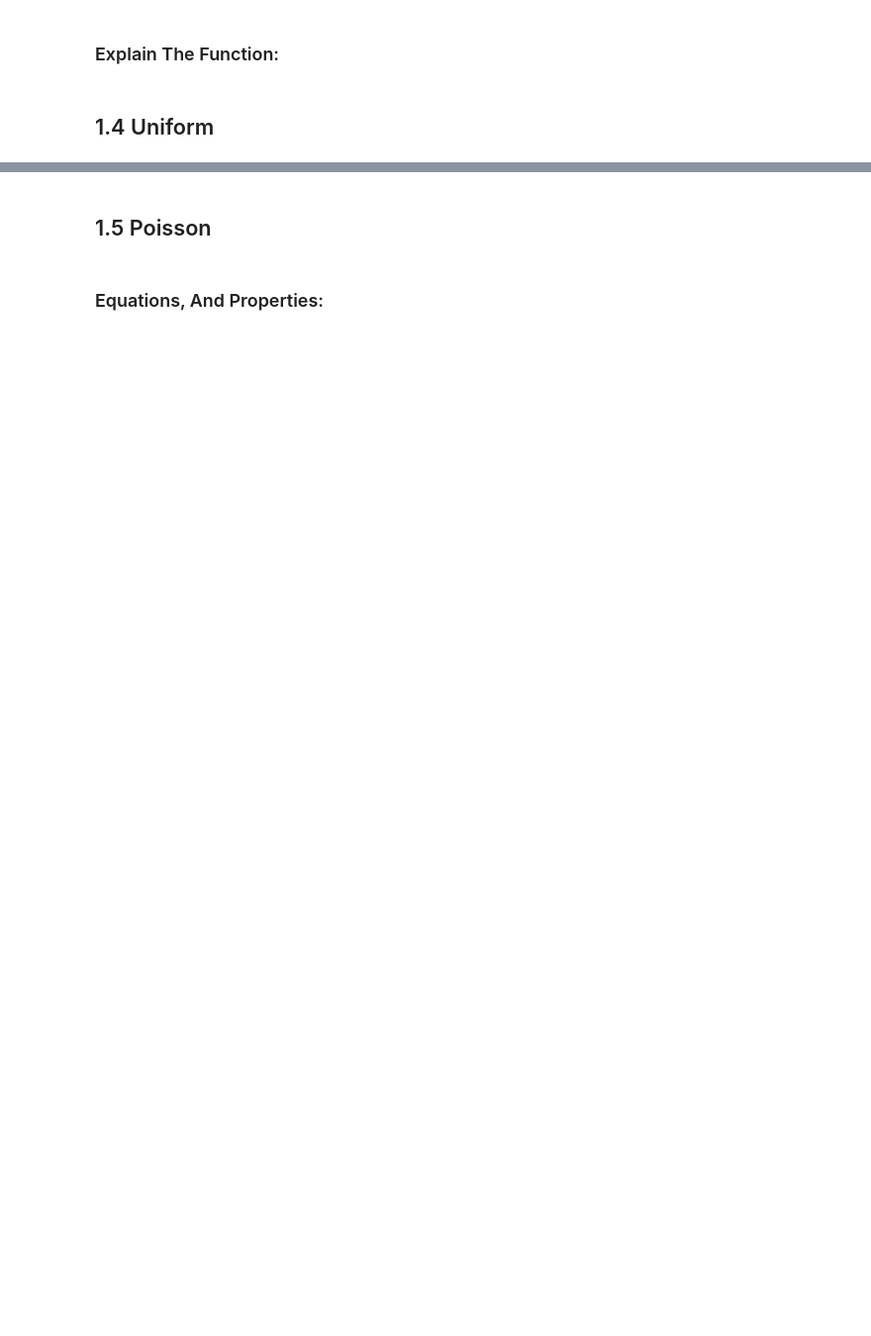
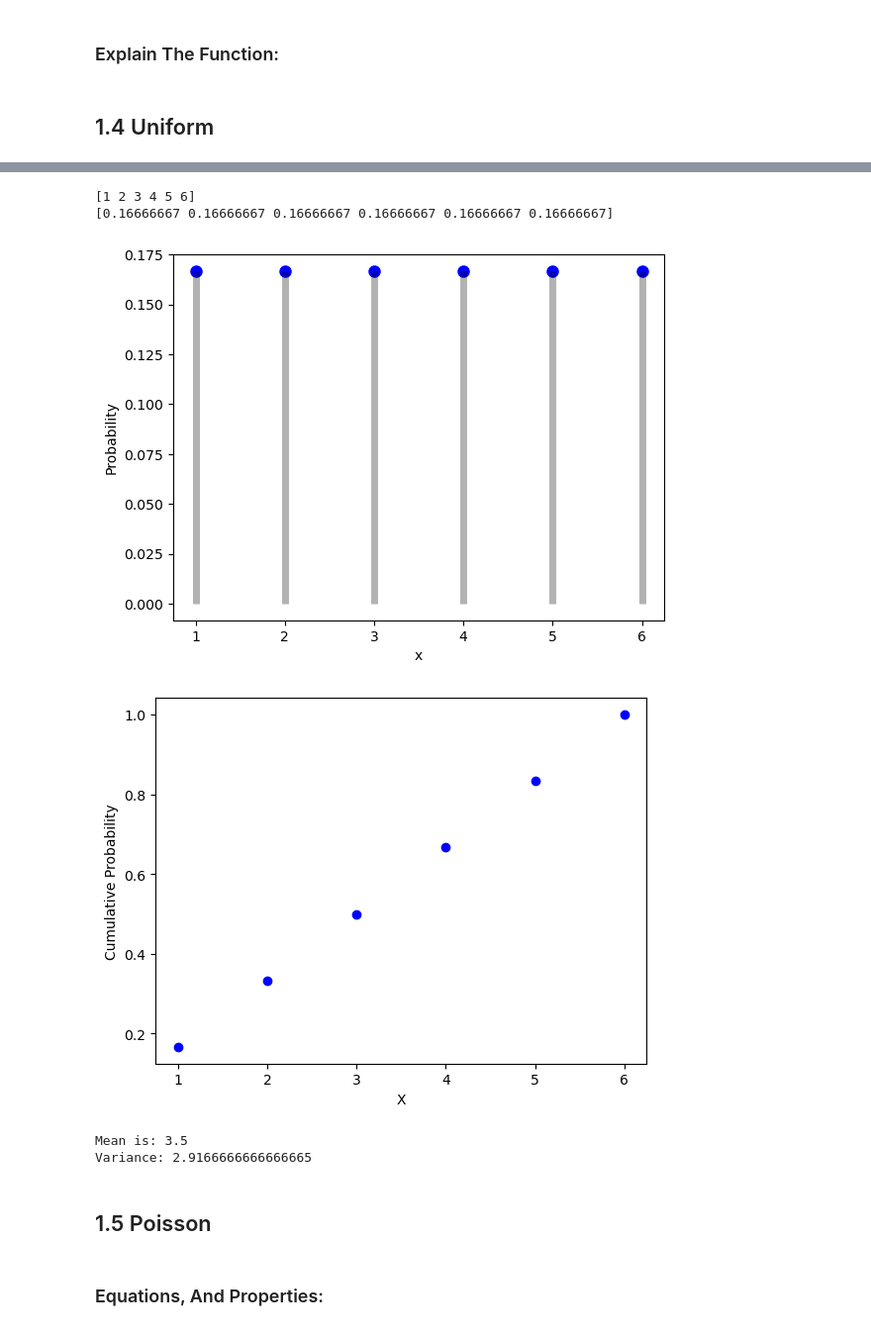
Before and after one commit to shabbann/probability-project, a Jupyter notebook: Math Project.ipynb, the cells around one changed output, grey strips where cells are left out. Shown at 99% size. Drawn from its saved outputs; the diff is of its cells as text; code cells hidden in the pictures; blank space fills up the shorter version.

```diff
--- a/Math Project.ipynb
+++ b/Math Project.ipynb
@@ -113,9 +192,44 @@
 # %%
 ##Generate the random variable
+import matplotlib.pyplot as plt
+import numpy as np
+from scipy.stats import randint
+a=1
+b=6
+size=1
+x=np.arange(a, b+1,size)
+print(x[:6])
+discrete_uniform_distribution=randint(a,b+1)
+discrete_uniform_pmf=discrete_uniform_distribution.pmf(x)
+print(discrete_uniform_pmf)
+# %% [output]
+[1 2 3 4 5 6]
+[0.16666667 0.16666667 0.16666667 0.16666667 0.16666667 0.16666667]
 # %%
 ##Plot the PMF/PDF and CDF
+plt.plot(x,discrete_uniform_pmf,'bo',ms=8)
+plt.vlines(x,0,discrete_uniform_pmf,colors='black',lw=5,alpha=0.3)
+plt.xlabel('x')
+plt.ylabel('Probability')
+plt.show()
+discrete_uniform_cdf=discrete_uniform_distribution.cdf(x)
+plt.plot(x,discrete_uniform_cdf,'bo')
+
+plt.xlabel('X')
+plt.ylabel('Cumulative Probability')
+plt.show()
+# %% [output]
+[figure, added]
+[figure, added]
 # %%
 ##Compute The Expectation and the Variance.
+Mean =(b+a)/2
+Variance=((b-a+1)*(b-a+1)-1)/12
+print('Mean is:',Mean)
+print('Variance:',Variance)
+# %% [output]
+Mean is: 3.5
+Variance: 2.9166666666666665
 # %% [markdown]
 ## 1.5 Poisson
 # %% [markdown]
```
Also changed, not shown: parts of 18 cells of this notebook.
